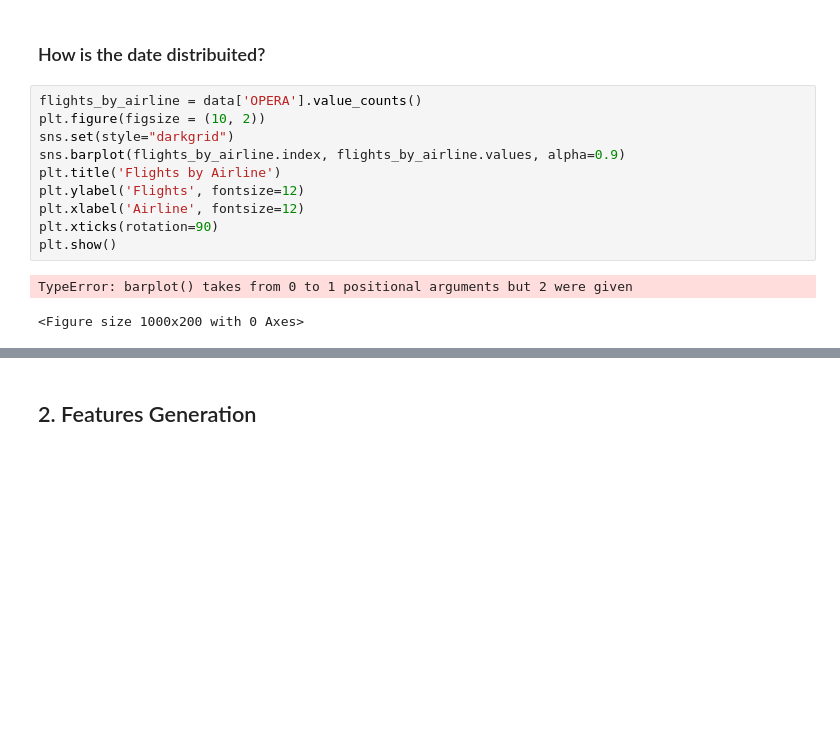
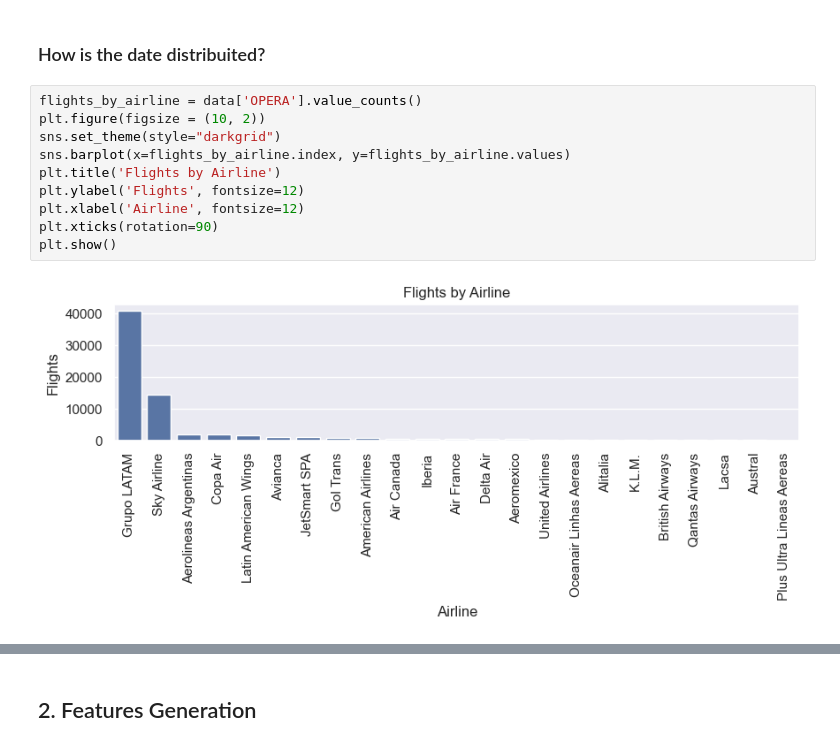
Before and after one commit to arnml/latam_mle_challenge, a Jupyter notebook: challenge/exploration.ipynb, the cells around one changed output, grey strips where cells are left out. Drawn from its saved outputs; the diff is of its cells as text; blank space fills up the shorter version.

```diff
--- a/challenge/exploration.ipynb
+++ b/challenge/exploration.ipynb
@@ -36,16 +36,15 @@ memory usage: 9.4+ MB
 # %%
 flights_by_airline = data['OPERA'].value_counts()
 plt.figure(figsize = (10, 2))
-sns.set(style="darkgrid")
-sns.barplot(flights_by_airline.index, flights_by_airline.values, alpha=0.9)
+sns.set_theme(style="darkgrid")
+sns.barplot(x=flights_by_airline.index, y=flights_by_airline.values)
 plt.title('Flights by Airline')
 plt.ylabel('Flights', fontsize=12)
 plt.xlabel('Airline', fontsize=12)
 plt.xticks(rotation=90)
 plt.show()
 # %% [output]
-TypeError: barplot() takes from 0 to 1 positional arguments but 2 were given
-<Figure size 1000x200 with 0 Axes>
+[figure, added]
 # %%
 flights_by_day = data['DIA'].value_counts()
 plt.figure(figsize = (10, 2))
```
Also changed, not shown: parts of 40 cells of this notebook.
